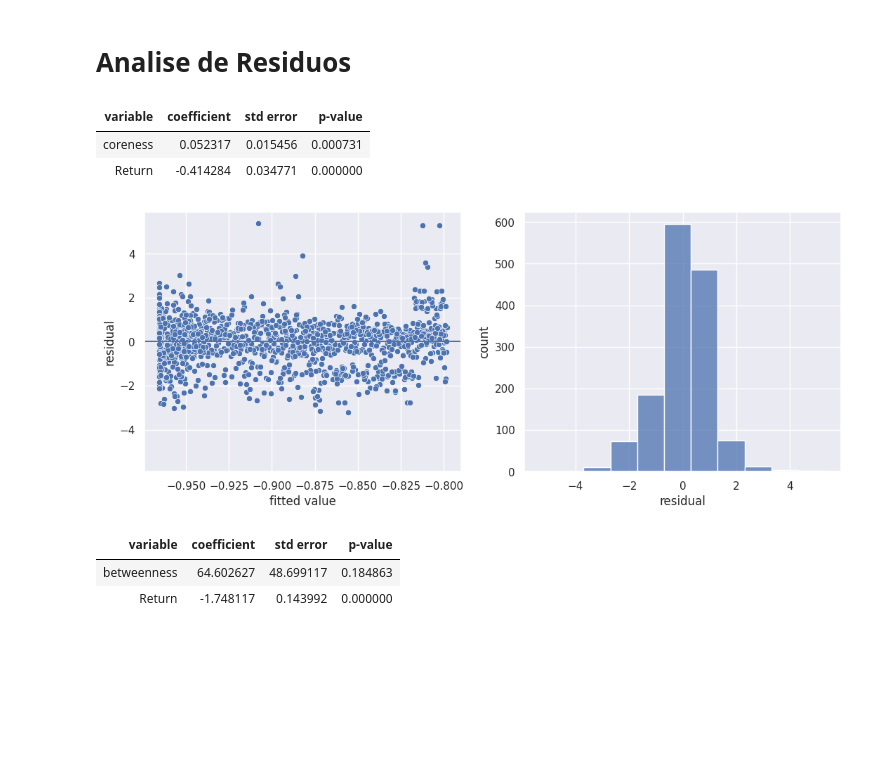
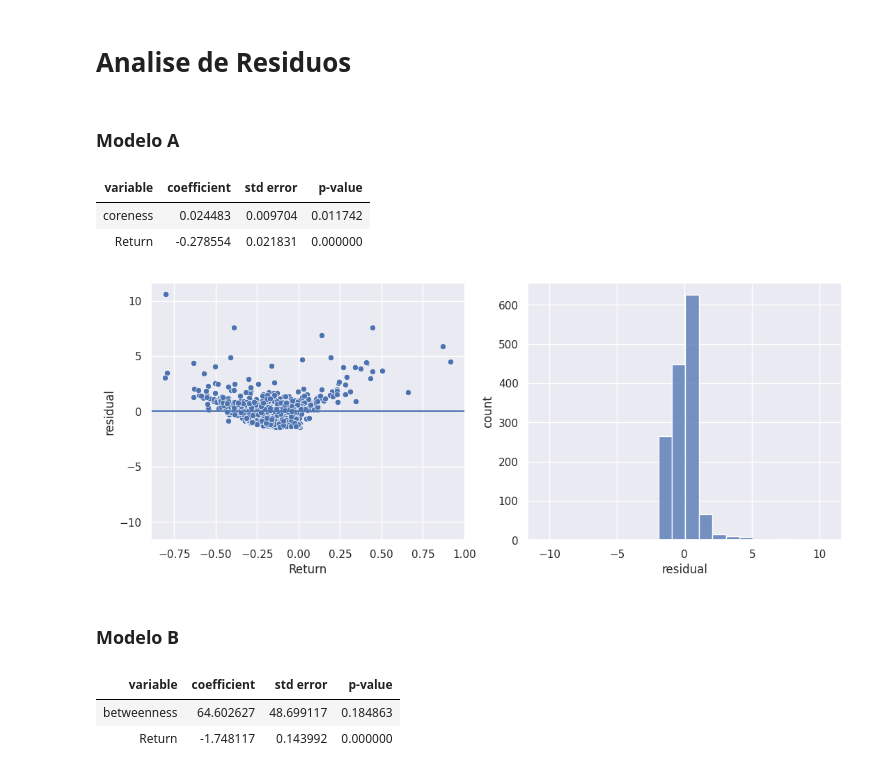
Before and after one commit to arthurchieppe/redsoc-projeto, a Jupyter notebook: modelos.ipynb, the cells around one changed output. Cells and saved outputs as stored; diff of their text form; code cells hidden in the pictures; blank space fills up the shorter version.

```diff
--- a/modelos.ipynb
+++ b/modelos.ipynb
@@ -29,22 +29,26 @@ metrics
 | 1440 | 1440 | ZROZ | -0.433651 | 0.276078 | -1.570754 | 7.150912e-05 | 0.933548 | 0.390437 | ... |
 1441 rows × 9 columns
 # %%
-metrics["Return"] = metrics["Return"]
+metrics["Return"] = metrics["1Y Return"]
 metrics["Volatility"] = metrics["1Y Volatility"]
 metrics["Sharpe"] = metrics["1Y Sharpe"]
 # %% [markdown]
 # Analise de Residuos
+# %% [markdown]
+### Modelo A
 # %%
-result = reg.linear(data=metrics, formula='np.exp(Volatility) ~ coreness + Return')
+result = reg.linear(data=metrics, formula='Volatility ~ coreness + Return')
 result.micro_summary()
 # %% [output]
 | variable | coefficient | std error | p-value |
-| coreness | 0.052317 | 0.015456 | 0.000731 |
-| Return | -0.414284 | 0.034771 | 0.000000 |
+| coreness | 0.024483 | 0.009704 | 0.011742 |
+| Return | -0.278554 | 0.021831 | 0.000000 |
 # %%
-result.plot_residuals()
+result.plot_residuals(metrics["Return"])
 # %% [output]
-[figure, old version]
+[figure, new version]
+# %% [markdown]
+### Modelo B
 # %%
 result = reg.linear(data=metrics, formula='np.log(Volatility) ~ betweenness + Return')
 result.micro_summary()
```
Also changed, not shown: parts of 5 cells of this notebook.
